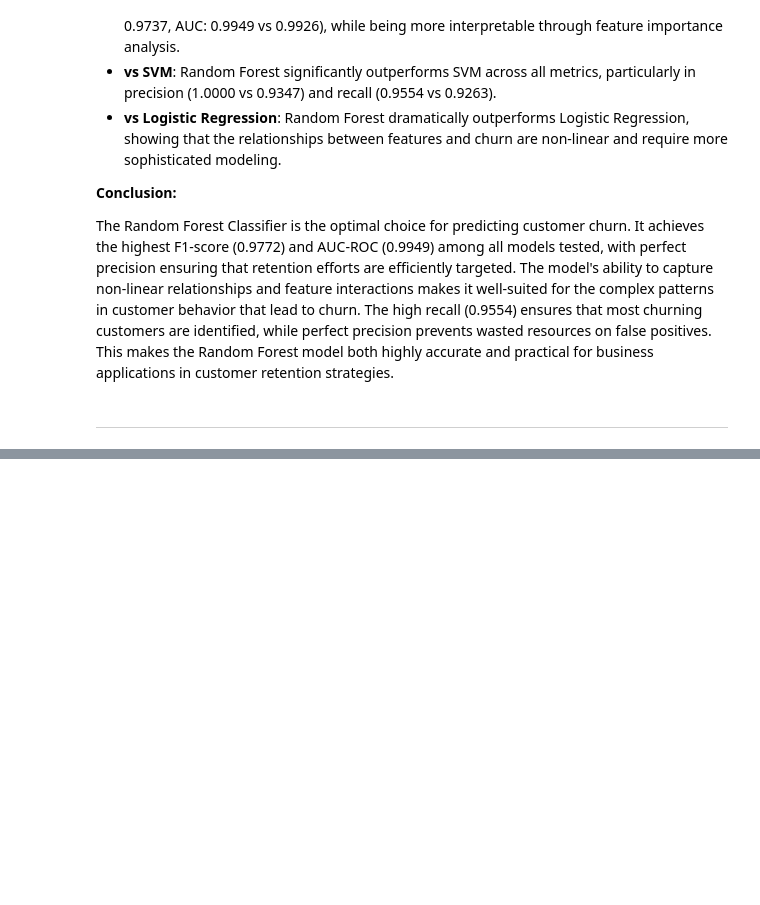
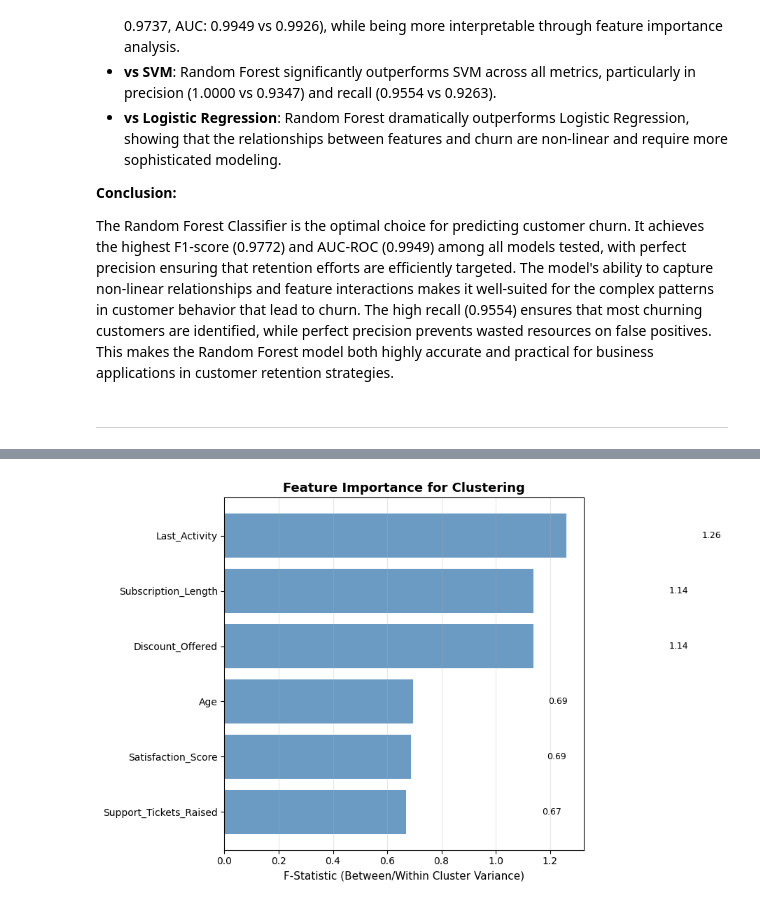
Before and after one commit to dannywu1101/AIFinalProject, a Jupyter notebook: Component1.ipynb, the cells around one changed output, grey strips where cells are left out. Cells and saved outputs as stored; diff of their text form; code cells hidden in the pictures; blank space fills up the shorter version.

```diff
--- a/Component1.ipynb
+++ b/Component1.ipynb
@@ -1442,0 +1727,20 @@ The Random Forest Classifier is the optimal choice for predicting customer churn
+# %%
+# Visualization 4: Feature importance bar chart
+fig, ax = plt.subplots(figsize=(10, 6))
+features_sorted = [f[0] for f in feature_importance_sorted]
+importance_sorted = [f[1] for f in feature_importance_sorted]
+
+bars = ax.barh(features_sorted, importance_sorted, alpha=0.8, color='steelblue')
+ax.set_xlabel('F-Statistic (Between/Within Cluster Variance)', fontsize=11)
+ax.set_title('Feature Importance for Clustering', fontsize=13, fontweight='bold')
+ax.invert_yaxis()
+ax.grid(axis='x', alpha=0.3)
+
+# Add value labels
+for i, (bar, val) in enumerate(zip(bars, importance_sorted)):
+    ax.text(val + 0.5, i, f'{val:.2f}', va='center', fontsize=9)
+
+plt.tight_layout()
+plt.show()
+# %% [output]
+[figure, added]
```
Also changed, not shown: parts of 19 cells of this notebook.
